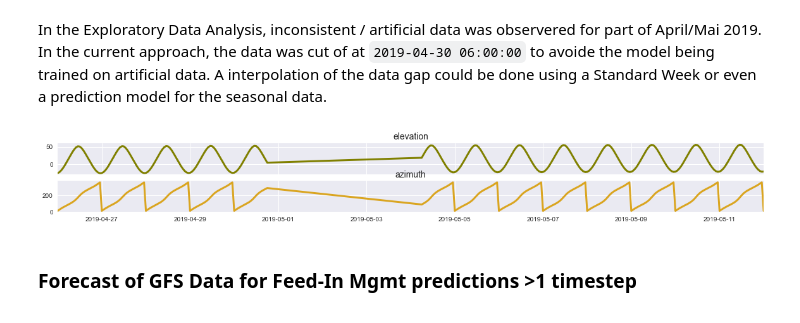
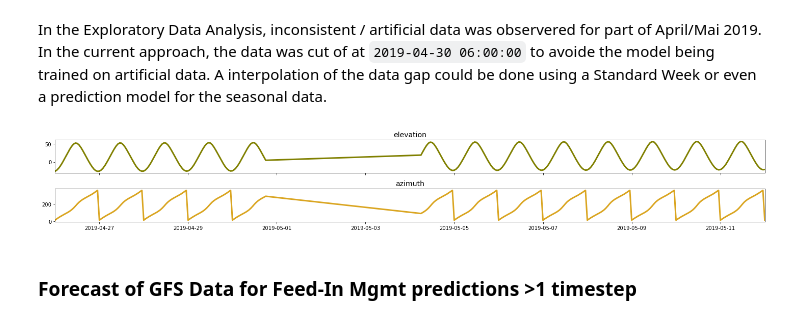
Before and after one commit to JonJae/TimeSeriesPrediction_FeedInMngmt, a Jupyter notebook: FeedInMngmt_Results.ipynb, the cells around one changed output. Saved outputs shown, nothing was run; the diff lists cells and outputs as text; code cells hidden in the pictures.

```diff
--- a/FeedInMngmt_Results.ipynb
+++ b/FeedInMngmt_Results.ipynb
@@ -203,29 +214,30 @@ In the Exploratory Data Analysis, inconsistent / artificial data was observered
 # %%
 # reading in the feature dataframe
 with open('./data/griddata_gfs_us_20180101_20190826_03_final.p', 'rb') as f:
     u = pickle._Unpickler(f)
     u.encoding = 'latin1'
     df = u.load()
 
 #### DATA SELECTION ####
 start_index = pd.to_datetime("2019-04-26 00:00:00 +00:00")
 end_index = pd.to_datetime("2019-05-12 00:00:00 +00:00")
 f_to_plot = ['elevation', 'azimuth']
 
 #reduced timeframe
 df_reduced = df[(df.index <= end_index) & (df.index >= start_index)]
 
 #### PLOTTING #####
 color=iter(['olive', 'goldenrod', 'darkred', 'sandybrown', 'sienna', 'grey'])
-fig, axs = plt.subplots(len(f_to_plot), sharex=True, figsize=(20,len(f_to_plot)*1), facecolor='w')
+fig, axs = plt.subplots(len(f_to_plot), sharex=True, figsize=(20,len(f_to_plot)*1.5), facecolor='w')
 for f, axes in zip(f_to_plot, axs):
     c=next(color, 'goldenrod')
     axes.plot(df_reduced[f], color=c, lw=3)
     axes.set_title(f, fontsize=14)
     axes.set_xlim(left=start_index, right=end_index)
+fig.tight_layout()
 plt.show(fig);
 # %% [output]
-[figure, old version]
+[figure, new version]
 # %% [markdown]
 ### Forecast of GFS Data for Feed-In Mgmt predictions >1 timestep
 # %% [markdown]
```
Also changed, not shown: parts of 8 cells of this notebook, 1 other file.
